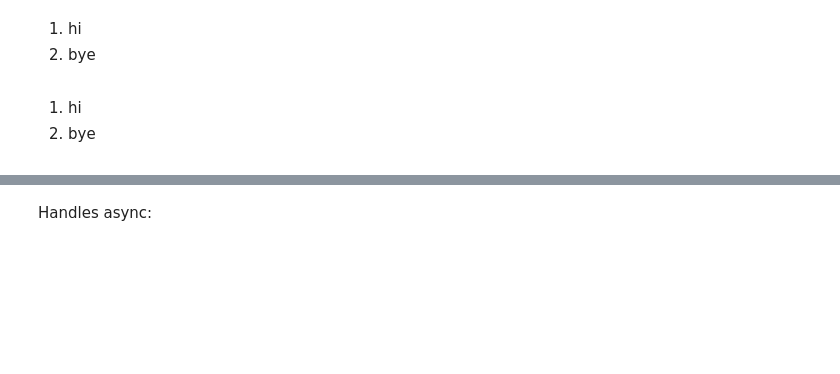
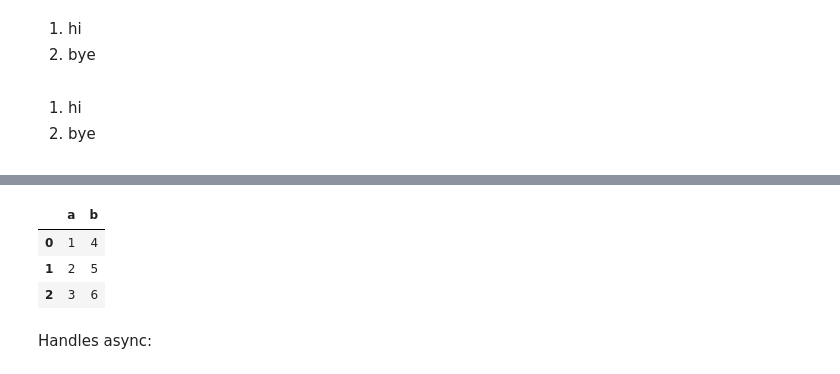
Before and after one commit to AnswerDotAI/ipykernel-helper, a Jupyter notebook: nbs/00_core.ipynb, the cells around one changed output, grey strips where cells are left out. Drawn from its saved outputs; the diff is of its cells as text; code cells hidden in the pictures; blank space fills up the shorter version.

```diff
--- a/nbs/00_core.ipynb
+++ b/nbs/00_core.ipynb
@@ -818,3 +838,11 @@ Markdown("1. hi\n2. bye")
+# %%
+df.style.set_properties(color='red'
+    ).set_table_styles([dict(selector='th', props='font-style: italic')])
+# %% [output]
+|  | a | b |
+| 0 | 1 | 4 |
+| 1 | 2 | 5 |
+| 2 | 3 | 6 |
 # %%
 #| export
 from IPython.display import TextDisplayObject,DisplayObject
```
Also changed, not shown: parts of 7 cells of this notebook, 2 other files.
